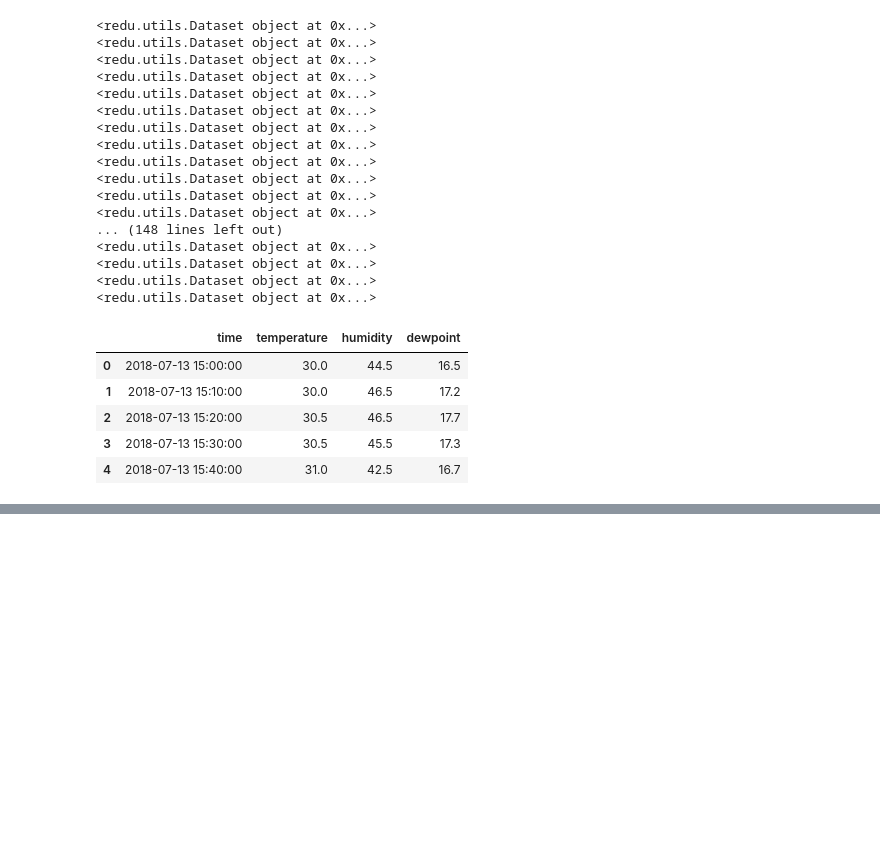
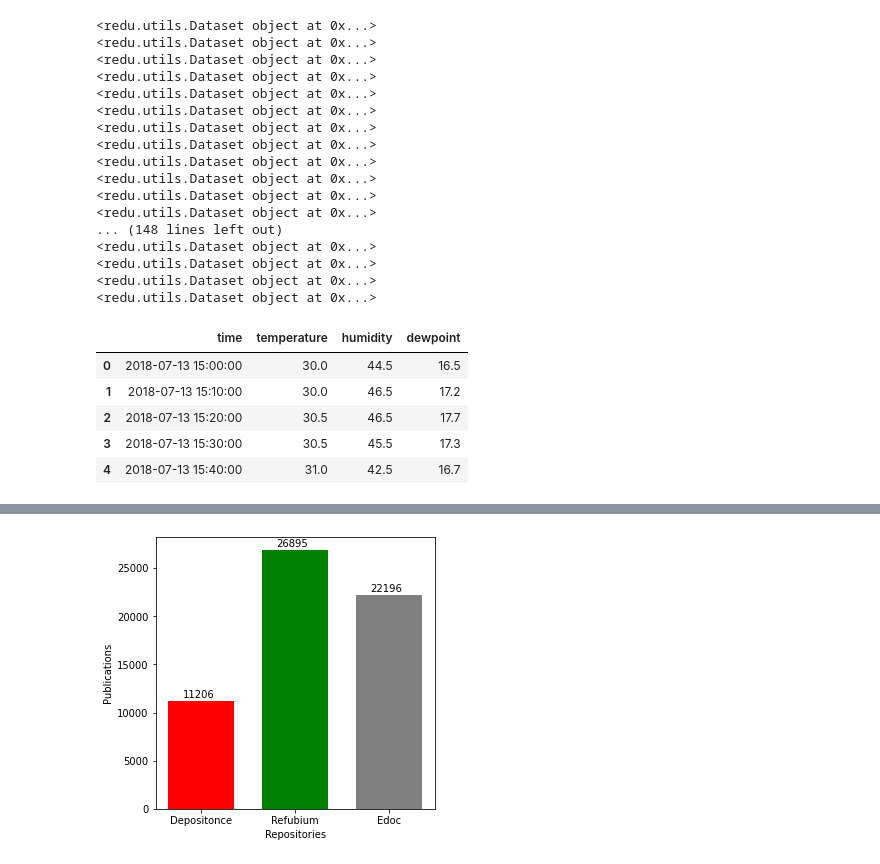
Before and after one commit to TUB-NLP-OpenData/usability_research_data, a Jupyter notebook: tests.ipynb, the cells around one changed output, grey strips where cells are left out. Drawn from its saved outputs; the diff is of its cells as text; code cells hidden in the pictures; blank space fills up the shorter version.

```diff
--- a/tests.ipynb
+++ b/tests.ipynb
@@ -47,0 +72,42 @@ The animation.avconv_args rcparam was deprecated in Matplotlib 3.3 and will be r
+# %%
+# Importing the matplotlib library
+import matplotlib.pyplot as plt
+
+# Declaring the figure or the plot (y, x) or (width, height)
+plt.figure(figsize = (5,5))
+
+# Categorical data: Country names
+label = ['Depositonce', 'Refubium', 'Edoc']
+
+# Integer value interms of death counts
+publications = [11206, 26895, 22196]
+
+# Passing the parameters to the bar function, this is the main function which creates the bar plot
+plt.bar(label, publications, width= 0.7, align='center',color=['red', 'green', 'grey'])
+
+# This is the location for the annotated text
+i = 0.1
+j = 300
+
+# Annotating the bar plot with the values (total death count)
+for i in range(len(label)):
+    plt.annotate(publications[i], (-0.2 + i, publications[i] + j))
+
+# Creating the legend of the bars in the plot
+#plt.legend(labels = ['Total Deaths'])
+
+# Giving the tilte for the plot
+#plt.title("Bar plot representing the total publication of Berlin repositories")
+
+# Namimg the x and y axis
+plt.xlabel('Repositories')
+plt.ylabel('Publications')
+
+
+# Saving the plot as a 'png'
+plt.savefig('1BarPlot.png')
+
+# Displaying the bar plot
+plt.show()
+# %% [output]
+[figure, added]
```
Also changed, not shown: parts of 2 cells of this notebook, 2 other files.
